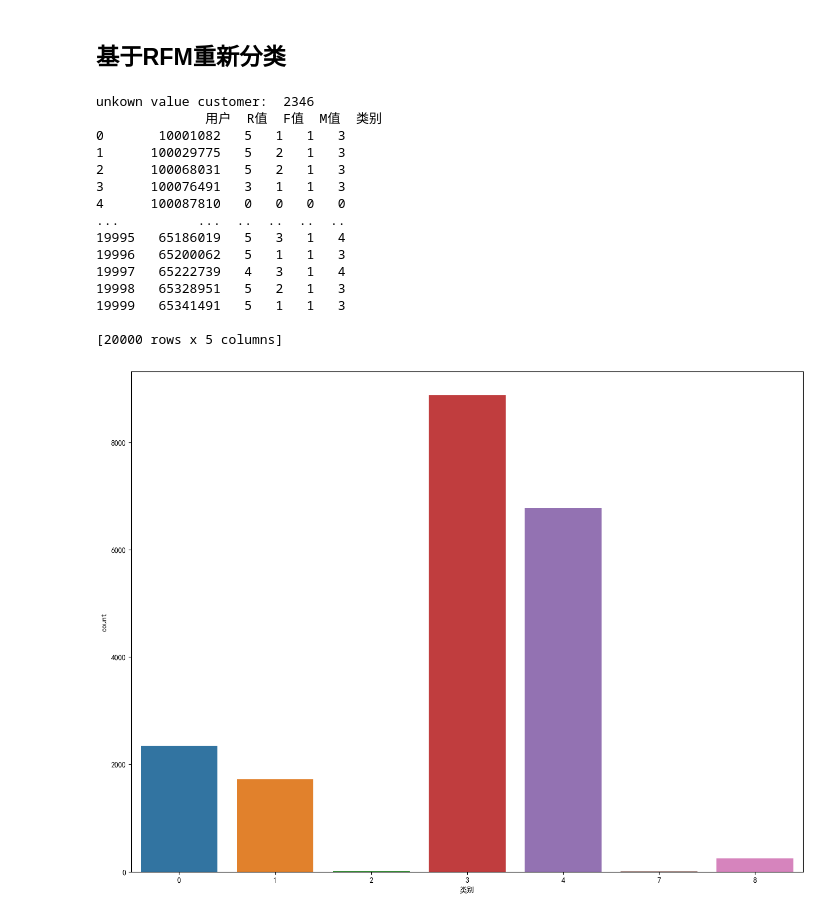
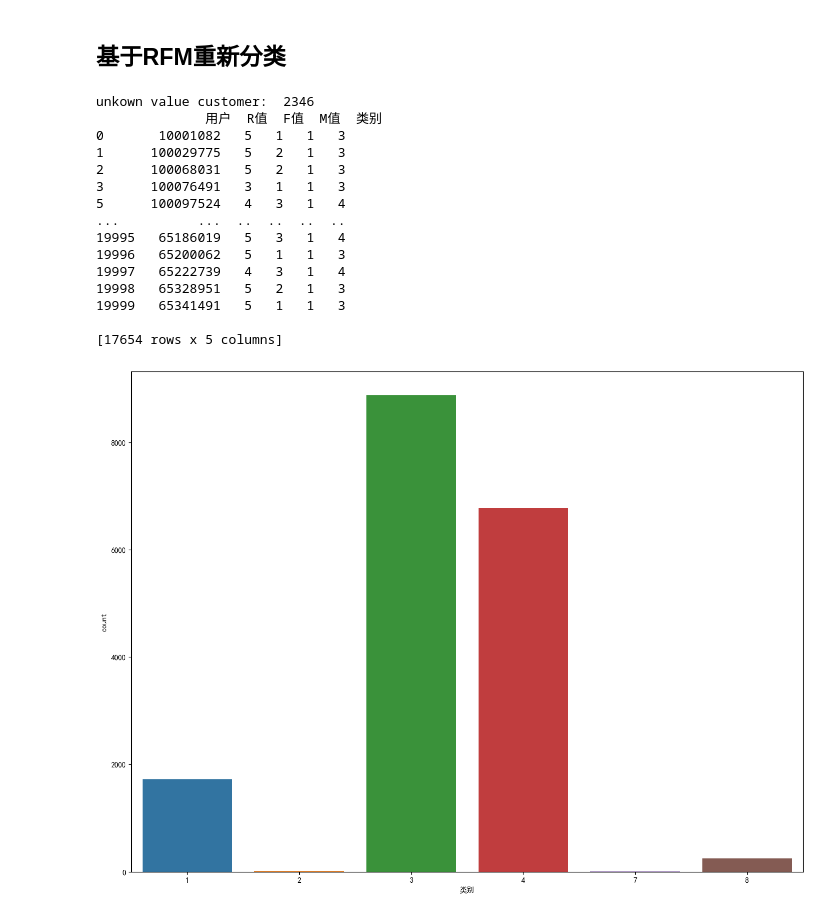
Before and after one commit to Soltus/learn-python-BI, a Jupyter notebook: lesson2/作业/1/index.ipynb, the cells around one changed output. Drawn from its saved outputs; the diff is of its cells as text; code cells hidden in the pictures.

```diff
--- a/lesson2/作业/1/index.ipynb
+++ b/lesson2/作业/1/index.ipynb
@@ -548,7 +548,9 @@ for i in range(len(RFM)):
     else:
         unkown_value_customer += 1
 print("unkown value customer: ", unkown_value_customer)
-print(RFM)
+RFM_copy = RFM.copy()
+RFM_copy = RFM_copy.drop(RFM_copy[(RFM_copy['R值']==0) & (RFM_copy['F值']==0) & (RFM_copy['M值']==0)].index)
+print(RFM_copy)
 # %% [output]
 unkown value customer:  2346
               用户  R值  F值  M值  类别
@@ -556,7 +558,7 @@ unkown value customer:  2346
 1      100029775   5   2   1   3
 2      100068031   5   2   1   3
 3      100076491   3   1   1   3
-4      100087810   0   0   0   0
+5      100097524   4   3   1   4
 ...          ...  ..  ..  ..  ..
 19995   65186019   5   3   1   4
 19996   65200062   5   1   1   3
@@ -564,13 +566,13 @@ unkown value customer:  2346
 19998   65328951   5   2   1   3
 19999   65341491   5   1   1   3
 
-[20000 rows x 5 columns]
+[17654 rows x 5 columns]
 # %%
 import matplotlib.pyplot as plt
 import seaborn as sns
 plt.rcParams['font.family'] = 'SimHei'  # 指定使用中文字体
 plt.figure(figsize=(16,12))
-ax = sns.countplot(data=RFM, x="类别")
+ax = sns.countplot(data=RFM_copy, x="类别")
 plt.show()
 # %% [output]
-[figure, old version]
+[figure, new version]
```
